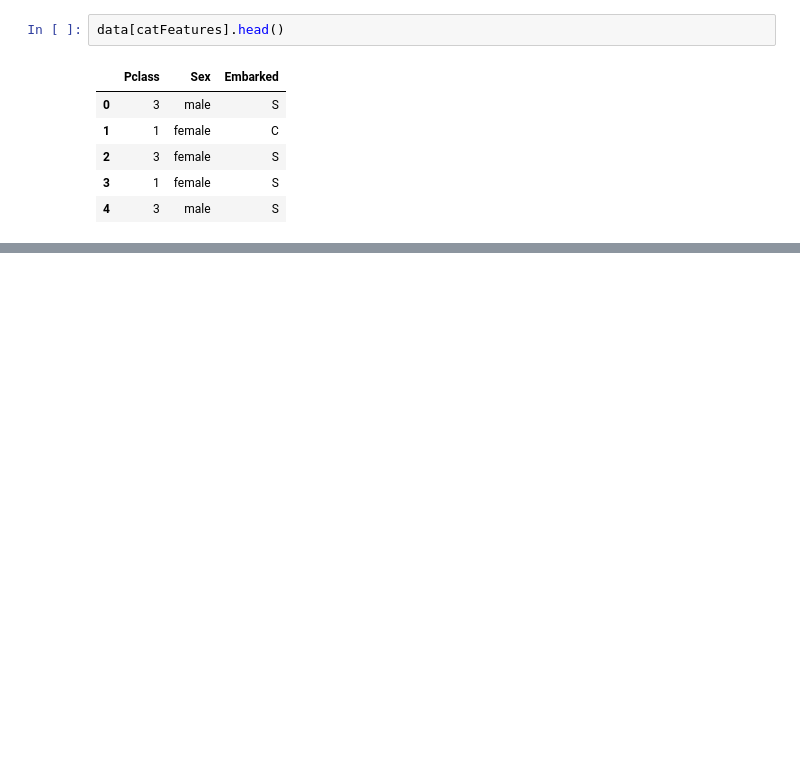
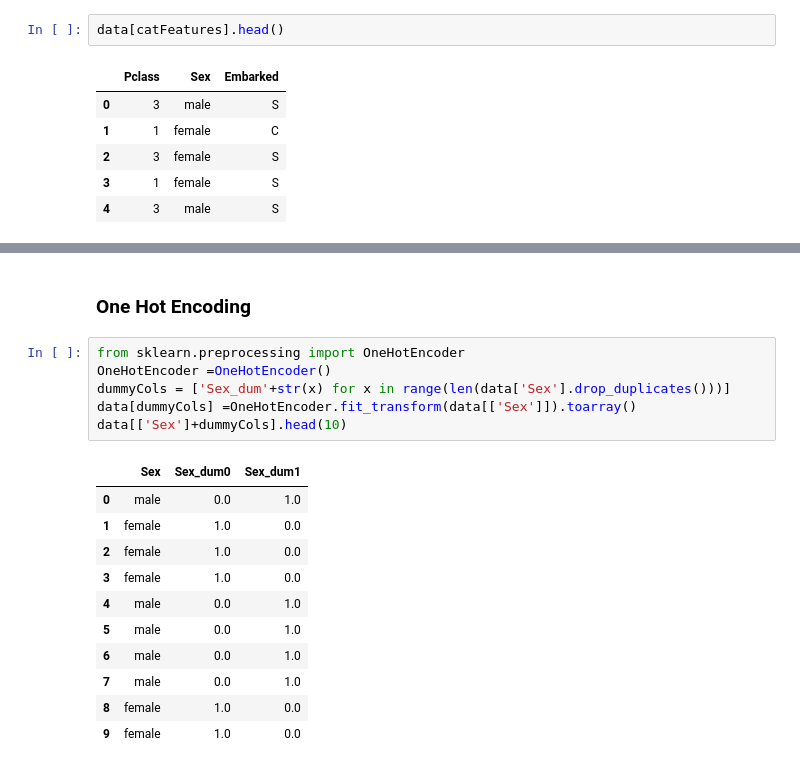
Before and after one commit to franklinhamer2727/PDE-machine-Learning, a Jupyter notebook: Arboles.ipynb, the cells around one changed output, grey strips where cells are left out. Drawn from its saved outputs; the diff is of its cells as text; blank space fills up the shorter version.

```diff
--- a/Arboles.ipynb
+++ b/Arboles.ipynb
@@ -274,0 +347,20 @@ data[catFeatures].head()
+# %% [markdown]
+<h3>One Hot Encoding</h3>
+# %%
+from sklearn.preprocessing import OneHotEncoder
+OneHotEncoder =OneHotEncoder()
+dummyCols = ['Sex_dum'+str(x) for x in range(len(data['Sex'].drop_duplicates()))]
+data[dummyCols] =OneHotEncoder.fit_transform(data[['Sex']]).toarray()
+data[['Sex']+dummyCols].head(10)
+# %% [output]
+|  | Sex | Sex_dum0 | Sex_dum1 |
+| 0 | male | 0.0 | 1.0 |
+| 1 | female | 1.0 | 0.0 |
+| 2 | female | 1.0 | 0.0 |
+| 3 | female | 1.0 | 0.0 |
+| 4 | male | 0.0 | 1.0 |
+| 5 | male | 0.0 | 1.0 |
+| 6 | male | 0.0 | 1.0 |
+| 7 | male | 0.0 | 1.0 |
+| 8 | female | 1.0 | 0.0 |
+| 9 | female | 1.0 | 0.0 |
```
Also changed, not shown: parts of 12 cells of this notebook.
